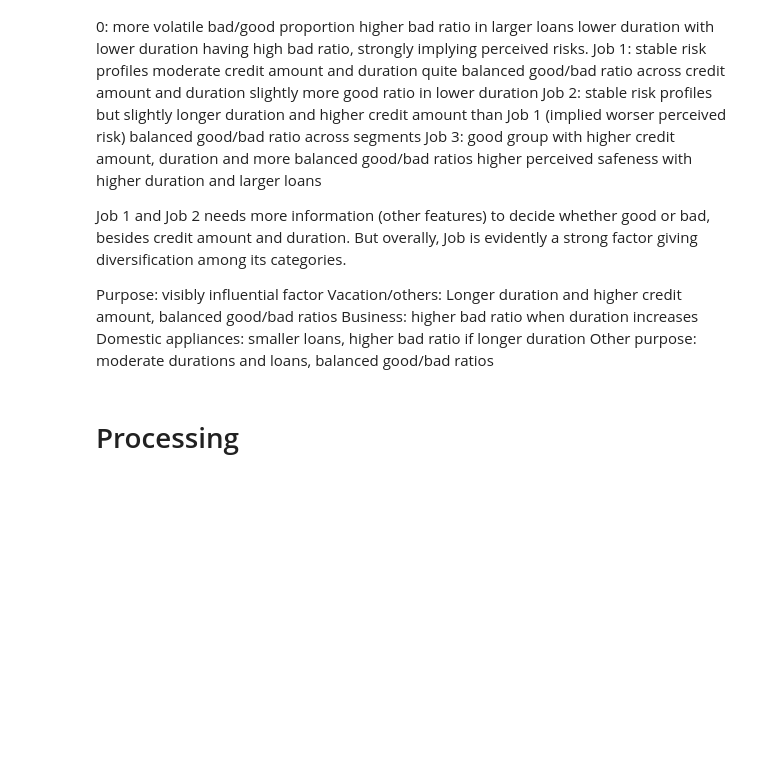
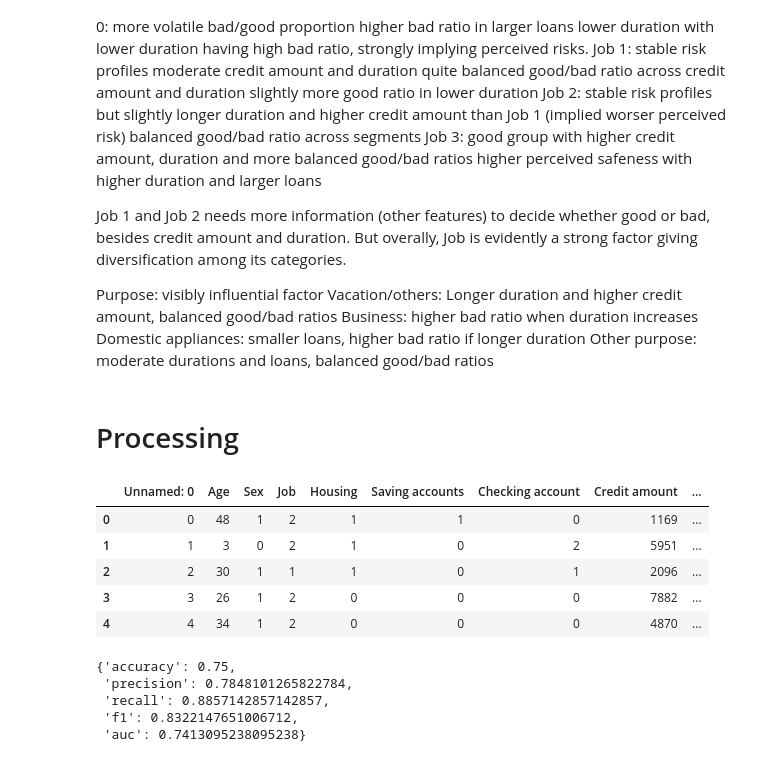
Before and after one commit to MyNguyen1162001/German-Credit-Risk, a Jupyter notebook: notebook502677872b.ipynb, the cells around one changed output. Cells and saved outputs as stored; diff of their text form; code cells hidden in the pictures; blank space fills up the shorter version.

```diff
--- a/notebook502677872b.ipynb
+++ b/notebook502677872b.ipynb
@@ -158,10 +158,19 @@ from sklearn.preprocessing import StandardScaler, MinMaxScaler, RobustScaler, La
 # %%
 dataset = process_categorical_features(
     dataset = dataset,
-    categories_columns=['Age', 'Sex', 'Job', 'Housing','Purpose','Saving accounts','Checking account'],
+    categories_columns=['Age', 'Sex', 'Job', 'Housing','Purpose','Saving accounts','Checking account','Risk'],
     fill_value = 'missing',
     encoding_type= 'label'
 )
+# %%
+dataset.head()
+# %% [output]
+|  | Unnamed: 0 | Age | Sex | Job | Housing | Saving accounts | Checking account | Credit amount | ... |
+| 0 | 0 | 48 | 1 | 2 | 1 | 1 | 0 | 1169 | ... |
+| 1 | 1 | 3 | 0 | 2 | 1 | 0 | 2 | 5951 | ... |
+| 2 | 2 | 30 | 1 | 1 | 1 | 0 | 1 | 2096 | ... |
+| 3 | 3 | 26 | 1 | 2 | 0 | 0 | 0 | 7882 | ... |
+| 4 | 4 | 34 | 1 | 2 | 0 | 0 | 0 | 4870 | ... |
 # %%
 dataset = processing_numerical_columns(
     dataset = dataset,
@@ -232,0 +276,8 @@ def cross_validate_models(X, y, models=['lr', 'rf', 'xgb', 'lgb']):
+# %%
+metrics
+# %% [output]
+{'accuracy': 0.75,
+ 'precision': 0.7848101265822784,
+ 'recall': 0.8857142857142857,
+ 'f1': 0.8322147651006712,
+ 'auc': 0.7413095238095238}
```
Also changed, not shown: parts of 4 cells of this notebook.
